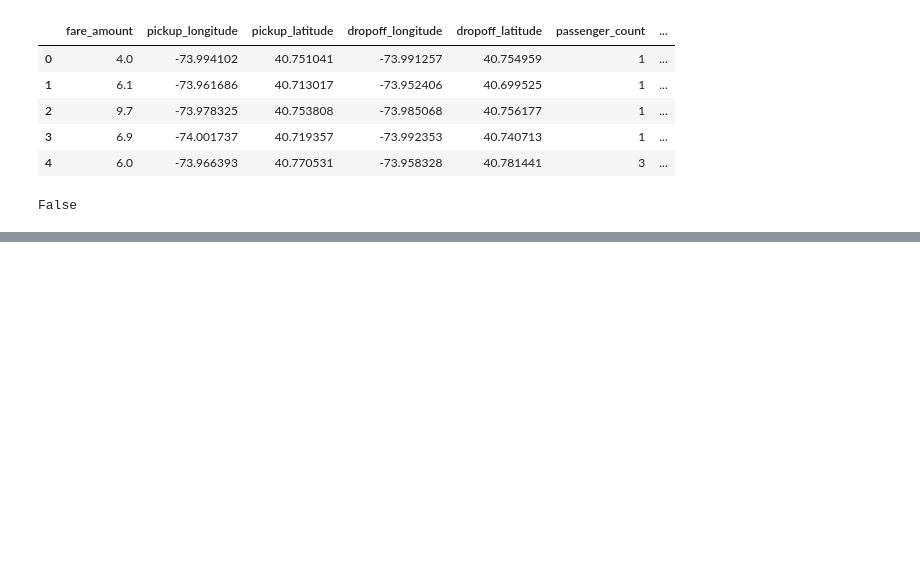
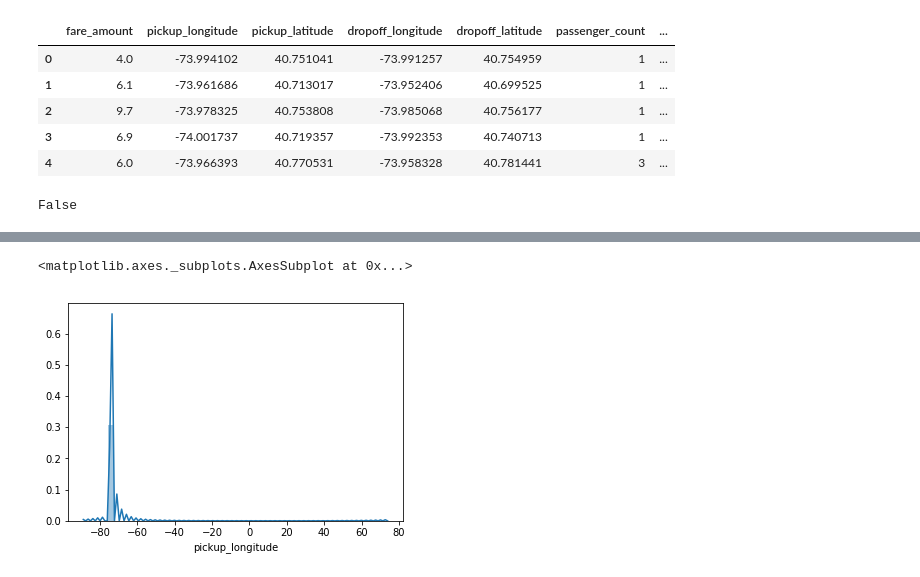
Before and after one commit to shabbir12hasan/MachineLearningCodeBackup, a Jupyter notebook: Kaggle/New York City Taxi Fare Prediction/Data_cleaning/Data_Cleaning_part-2.ipynb, the cells around one changed output, grey strips where cells are left out. Saved outputs shown, nothing was run; the diff lists cells and outputs as text; code cells hidden in the pictures; blank space fills up the shorter version.

```diff
--- a/Kaggle/New York City Taxi Fare Prediction/Data_cleaning/Data_Cleaning_part-2.ipynb
+++ b/Kaggle/New York City Taxi Fare Prediction/Data_cleaning/Data_Cleaning_part-2.ipynb
@@ -82,0 +121,4 @@ False
+# %%
+%%time
+sns.distplot(train["pickup_longitude"])
+# %% [output]
@@ -82,0 +126,2 @@ False
+<matplotlib.axes._subplots.AxesSubplot at 0x...>
+[figure, added]
```
Also changed, not shown: parts of 35 cells of this notebook, 5 other files.
